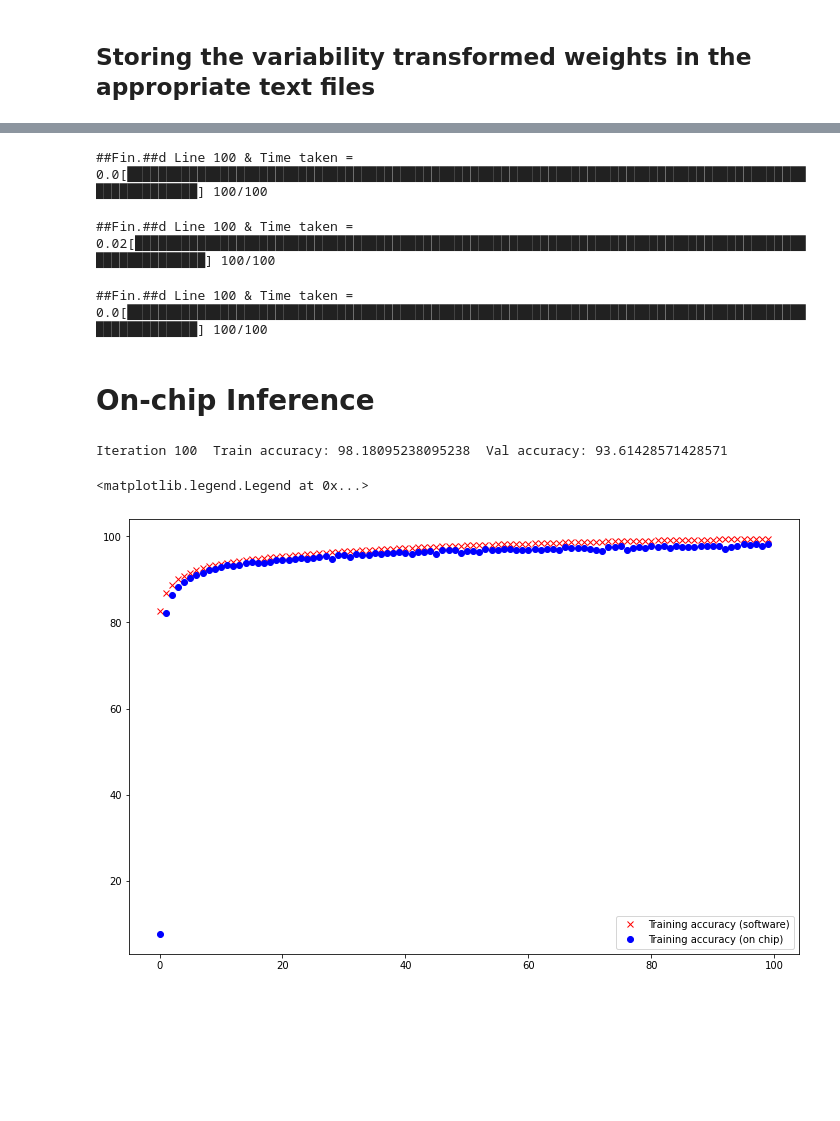
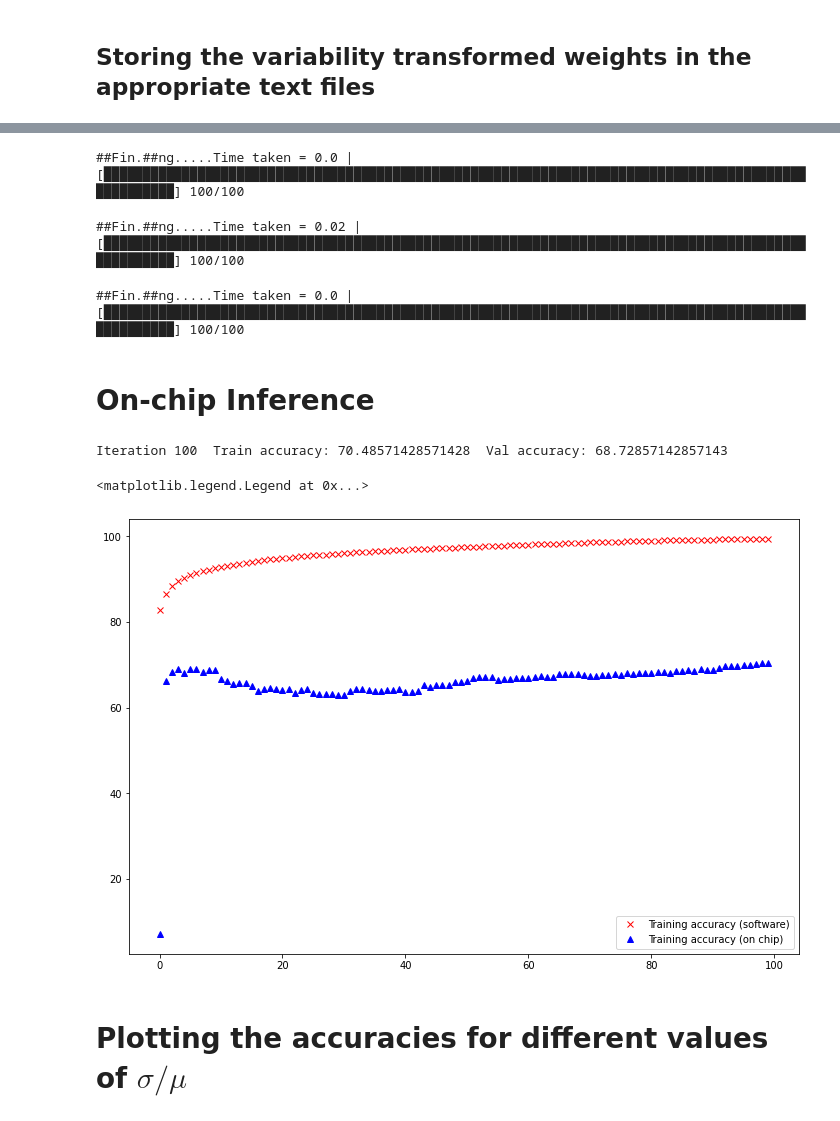
Before and after one commit to Rohit01-zoey/Perturbation-techniques-in-CNNs, a Jupyter notebook: code/mnistVariability.ipynb, the cells around one changed output, grey strips where cells are left out. Saved outputs shown, nothing was run; the diff lists cells and outputs as text; code cells hidden in the pictures; blank space fills up the shorter version.

```diff
--- a/code/mnistVariability.ipynb
+++ b/code/mnistVariability.ipynb
@@ -133,7 +133,7 @@ def backprop(Z1, A1, Z2, A2, Z3, A3, W1, W2, W3, X, y):
 
 
 #have to change with different number of layers
-def param_update(W1, b1, W2, b2, W3, b3, dW1, db1, dW2, db2, dW3, db3, lr, factor=0):
+def param_update(W1, b1, W2, b2, W3, b3, dW1, db1, dW2, db2, dW3, db3, lr):
 
   #updates the parameters based on backpropogation
 
@@ -197,7 +197,7 @@ def batch_grad_descent(X,Y,iter, lr, print_op=1):
       dW1, db1, dW2, db2, dW3, db3 = backprop(Z1, A1, Z2, A2, Z3, A3, W1, W2, W3, X1, Y1)
 
 
-      W1, b1, W2, b2, W3, b3 = param_update(W1, b1, W2, b2, W3, b3, dW1, db1, dW2, db2, dW3, db3, lr = lr, factor = decay_factor)
+      W1, b1, W2, b2, W3, b3 = param_update(W1, b1, W2, b2, W3, b3, dW1, db1, dW2, db2, dW3, db3, lr = lr)
 
     if (i+1)%(print_op) == 0:
       print(f'Iteration: {i + 1}')
@@ -439,18 +499,18 @@ readWriteTransform(basePath+"W2.txt", basePath+"W2var.txt", (500, 500), precisio
 # %%
 basePath = "D:\\perturbation_on_chip_learning\\Perturbation-techniques-in-CNNs\\weights\\"
-readWriteTransform(basePath+"b2.txt", basePath+"b2var.txt", (500, 1), precision, step, discreteSteps, epochsToTrain,mu, sigma, vDD)
+readWriteTransform(basePath+"b2.txt", basePath+"b2var.txt", (500, 1), precision, step, discreteSteps, epochsToTrain, b2Currents)
 # %% [output]
-##Fin.##d Line 100 & Time taken = 0.0[████████████████████████████████████████████████████████████████████████████████████████████████████] 100/100
+##Fin.##ng.....Time taken = 0.0 | [████████████████████████████████████████████████████████████████████████████████████████████████████] 100/100
 # %%
 basePath = "D:\\perturbation_on_chip_learning\\Perturbation-techniques-in-CNNs\\weights\\"
-readWriteTransform(basePath+"W3.txt", basePath+"W3var.txt", (10, 500), precision, step, discreteSteps, epochsToTrain,mu, sigma, vDD)
+readWriteTransform(basePath+"W3.txt", basePath+"W3var.txt", (10, 500), precision, step, discreteSteps, epochsToTrain, W3Currents)
 # %% [output]
-##Fin.##d Line 100 & Time taken = 0.02[████████████████████████████████████████████████████████████████████████████████████████████████████] 100/100
+##Fin.##ng.....Time taken = 0.02 | [████████████████████████████████████████████████████████████████████████████████████████████████████] 100/100
 # %%
 basePath = "D:\\perturbation_on_chip_learning\\Perturbation-techniques-in-CNNs\\weights\\"
-readWriteTransform(basePath+"b3.txt", basePath+"b3var.txt", (10, 1), precision, step, discreteSteps, epochsToTrain,mu, sigma, vDD)
+readWriteTransform(basePath+"b3.txt", basePath+"b3var.txt", (10, 1), precision, step, discreteSteps, epochsToTrain, b3Currents)
 # %% [output]
-##Fin.##d Line 100 & Time taken = 0.0[████████████████████████████████████████████████████████████████████████████████████████████████████] 100/100
+##Fin.##ng.....Time taken = 0.0 | [████████████████████████████████████████████████████████████████████████████████████████████████████] 100/100
 # %% [markdown]
 # On-chip Inference
 # %%
@@ -506,12 +566,14 @@ fileb2var.close()
 fileW3var.close()
 fileb3var.close()
 # %% [output]
-Iteration 100  Train accuracy: 98.18095238095238  Val accuracy: 93.61428571428571
+Iteration 100  Train accuracy: 70.48571428571428  Val accuracy: 68.72857142857143
 # %%
 plt.figure(figsize=(12, 8))
 plt.plot(train_acc, 'rx')
-plt.plot(trainAccOnChip, 'bo')
+plt.plot(trainAccOnChip, 'b^')
 plt.legend(["Training accuracy (software)", "Training accuracy (on chip)"])
 # %% [output]
 <matplotlib.legend.Legend at 0x...>
-[figure, old version]
+[figure, new version]
+# %% [markdown]
+# Plotting the accuracies for different values of $\sigma / \mu $
```
Also changed, not shown: parts of 23 cells of this notebook.
